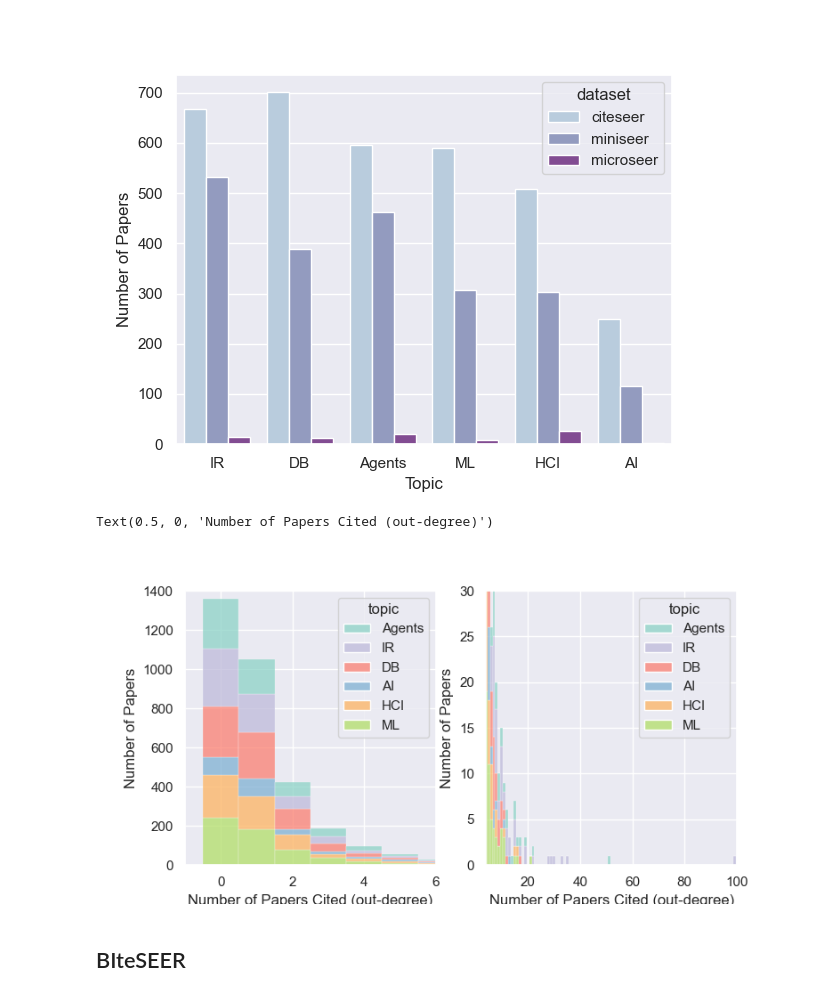
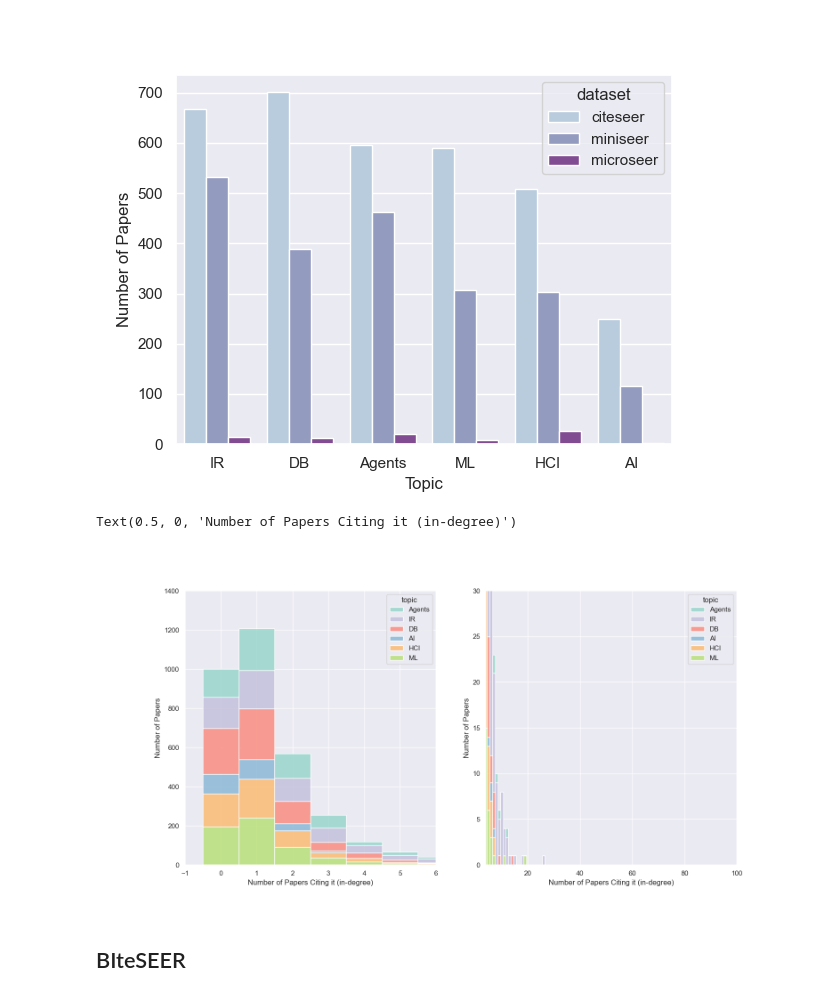
Before and after one commit to prasannadate/sgnn-superneuro, a Jupyter notebook: miniseer_maker.ipynb, the cells around one changed output. Saved outputs shown, nothing was run; the diff lists cells and outputs as text; code cells hidden in the pictures.

Commit message:
correct cited/cited-by order in derivative dataset files

```diff
--- a/miniseer_maker.ipynb
+++ b/miniseer_maker.ipynb
@@ -96,7 +96,7 @@ def train_test_split_indices(papers, test_size=0.2, rng=None) -> tuple[np.ndarra
 class Paper:
     idx: str  # Paper ID
     label: str  # Paper category/topic
-    features: tuple[bool, ...] = ()  # binary features
+    features: tuple[bool | int, ...] = ()  # binary features
     cited_by: list[str] = field(default_factory=list)  # IDs of papers that cite this paper
     citations: list[str] = field(default_factory=list)  # IDs of papers cited by this paper
 
@@ -118,7 +118,7 @@ for paper in content.itertuples(index=False):  # create papers from data
     papers[idx] = Paper(idx, paper[-1], features)  # create paper object
     labels.add(paper[-1])  # label is the last column. add to set of labels
 
-for paper_idx, citation in citations.itertuples(index=False):
+for citation, paper_idx in citations.itertuples(index=False):
     try:  # parse citations
         if citation not in papers:
             missing.add(citation)  # if citation is missing, add to missing list
@@ -133,3 +133,11 @@ labels  # show labels set
 # %% [output]
 Loaded 3312 papers and skipped 15 broken references.
 {'AI', 'Agents', 'DB', 'HCI', 'IR', 'ML'}
+# %%
+n_features = None
+for paper in papers.values():
+    if n_features is None:
+        n_features = len(paper.features)
+    else:
+        assert len(paper.features) == n_features
+n_features
@@ -437,8 +447,24 @@ categories
 | miniseer | 115 | 463 | 388 | 304 | 532 | 308 |
 | microseer | 3 | 20 | 12 | 26 | 15 | 8 |
 # %%
+def degree(paper, direction=None):
+    match direction.lower() if isinstance(direction, str) else direction:
+        case 'in':
+            return len(paper.cited_by)
+        case 'out':
+            return len(paper.citations)
+        case _:
+            return len(set(paper.cited_by) | set(paper.citations))
+
+
+def pagerank(paper):
+    return sum(degree(paper) / len(paper.citations) for paper in papers.values())
+
+
 def todf(papers, name):
-    df = pd.DataFrame([{'name': paper.idx, 'topic': paper.label, 'citations': len(paper.citations)} for paper in papers.values()])
+    df = pd.DataFrame([{'name': paper.idx, 'topic': paper.label,
+                        'citations': degree(paper, direction='in')}
+                       for paper in papers.values()])
     df['dataset'] = name
     return df
 
@@ -462,36 +488,36 @@ Text(0, 0.5, 'Number of Papers')
 # %%
 plot_df = todf(papers, 'citeseer')
 # plot_df = todf(miniseer, 'miniseer')
 fig, (ax1, ax2) = plt.subplots(1, 2, figsize=(16, 8))
 # fig, ax1 = plt.subplots(1, 1, figsize=(8, 4))
 sns.set_theme(style="darkgrid", palette=sns.color_palette(['#8dd3c7', '#bebada', '#fb8072', '#80b1d3', '#fdb462', '#b3de69']))
 sns.histplot(
     plot_df, x='citations', hue='topic', ax=ax1,
     discrete=True,
     multiple='stack',
     # multiple='dodge',
     # log_scale=True,
 )
 # ax.set_xscale('log')
 ax1.set_xlim(-1, 6)
 sns.histplot(
     plot_df, x='citations', hue='topic', ax=ax2,
     discrete=True,
     multiple='stack',
     # multiple='dodge',
     # log_scale=True,
 )
 ax1.set_ylim(0, 1400)
 ax2.set_xlim(4, 100)
 ax2.set_ylim(0, 30)
 ax1.set_ylabel('Number of Papers')
 ax2.set_ylabel('Number of Papers')
-ax1.set_xlabel('Number of Papers Cited (out-degree)')
-ax2.set_xlabel('Number of Papers Cited (out-degree)')
+ax1.set_xlabel('Number of Papers Citing it (in-degree)')
+ax2.set_xlabel('Number of Papers Citing it (in-degree)')
 # plt.show()
 # %% [output]
-Text(0.5, 0, 'Number of Papers Cited (out-degree)')
+Text(0.5, 0, 'Number of Papers Citing it (in-degree)')
-[figure, old version]
+[figure, new version]
 # %% [markdown]
 ## BIteSEER
 # %%
```
Also changed, not shown: parts of 8 cells of this notebook, 4 other files.
